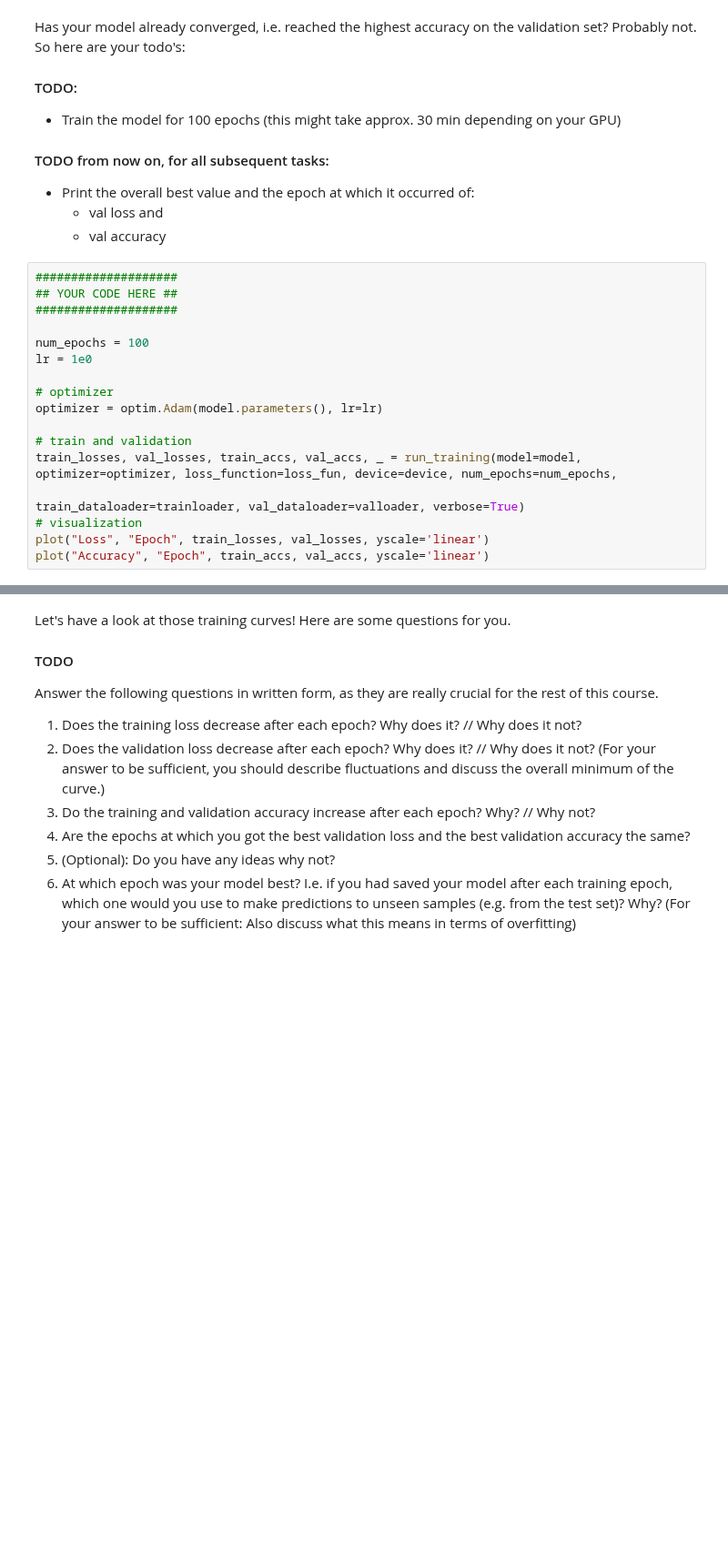
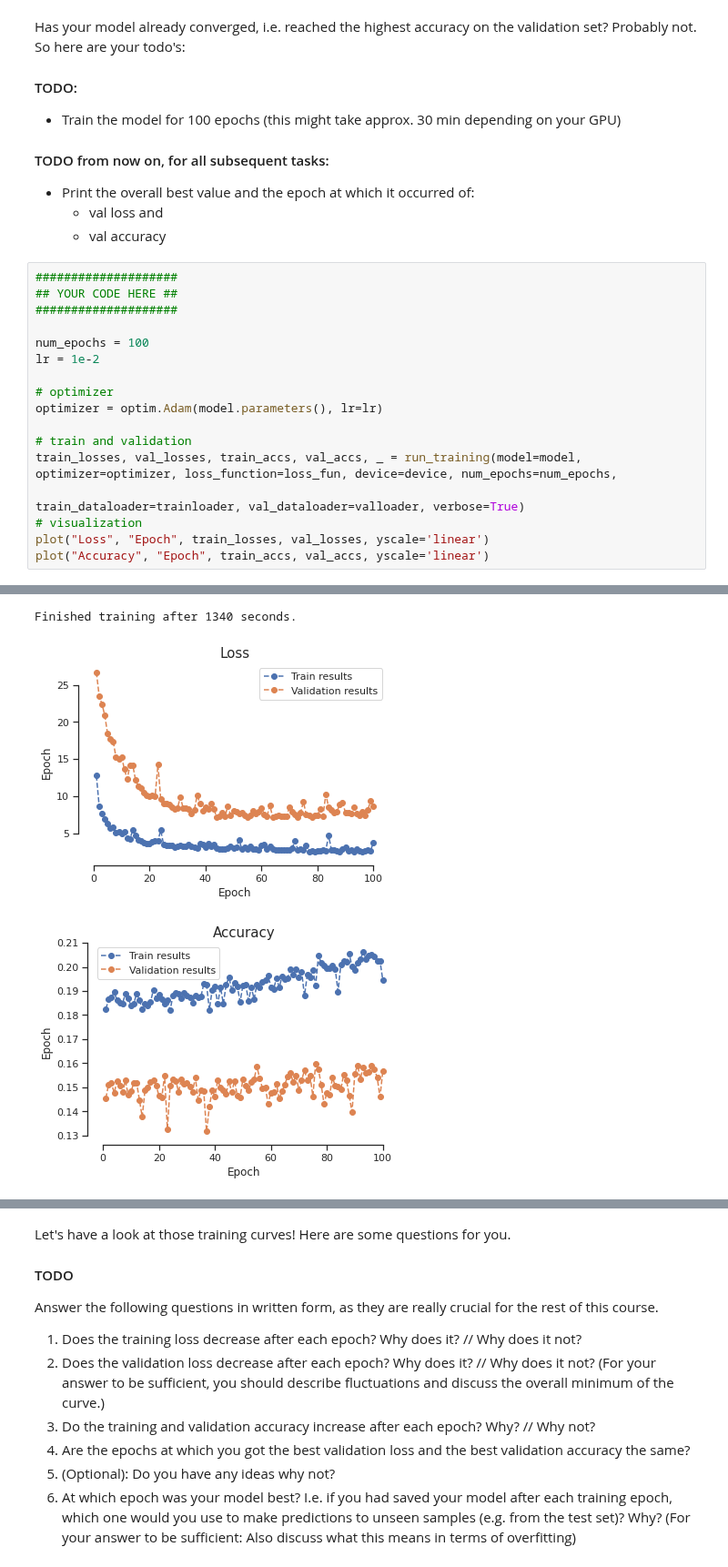
Before and after one commit to swang1112/DL_VL, a Jupyter notebook: Colab Notebooks/Exercises2_2020.ipynb, the cells around one changed output, grey strips where cells are left out. Shown at 91% size. Drawn from its saved outputs; the diff is of its cells as text; blank space fills up the shorter version.

```diff
--- a/Colab Notebooks/Exercises2_2020.ipynb
+++ b/Colab Notebooks/Exercises2_2020.ipynb
@@ -673,7 +672,7 @@ Has your model already converged, i.e. reached the highest accuracy on the valid
 ####################
 
 num_epochs = 100
-lr = 1e0
+lr = 1e-2
 
 # optimizer
 optimizer = optim.Adam(model.parameters(), lr=lr)
@@ -684,3 +683,4 @@ train_losses, val_losses, train_accs, val_accs, _ = run_training(model=model, op
 # visualization
 plot("Loss", "Epoch", train_losses, val_losses, yscale='linear')
 plot("Accuracy", "Epoch", train_accs, val_accs, yscale='linear')
+# %% [output]
@@ -686,0 +704,3 @@ plot("Accuracy", "Epoch", train_accs, val_accs, yscale='linear')
+Finished training after 1340 seconds.
+[figure, added]
+[figure, added]
```
Also changed, not shown: parts of 15 cells of this notebook, 3 other files.
